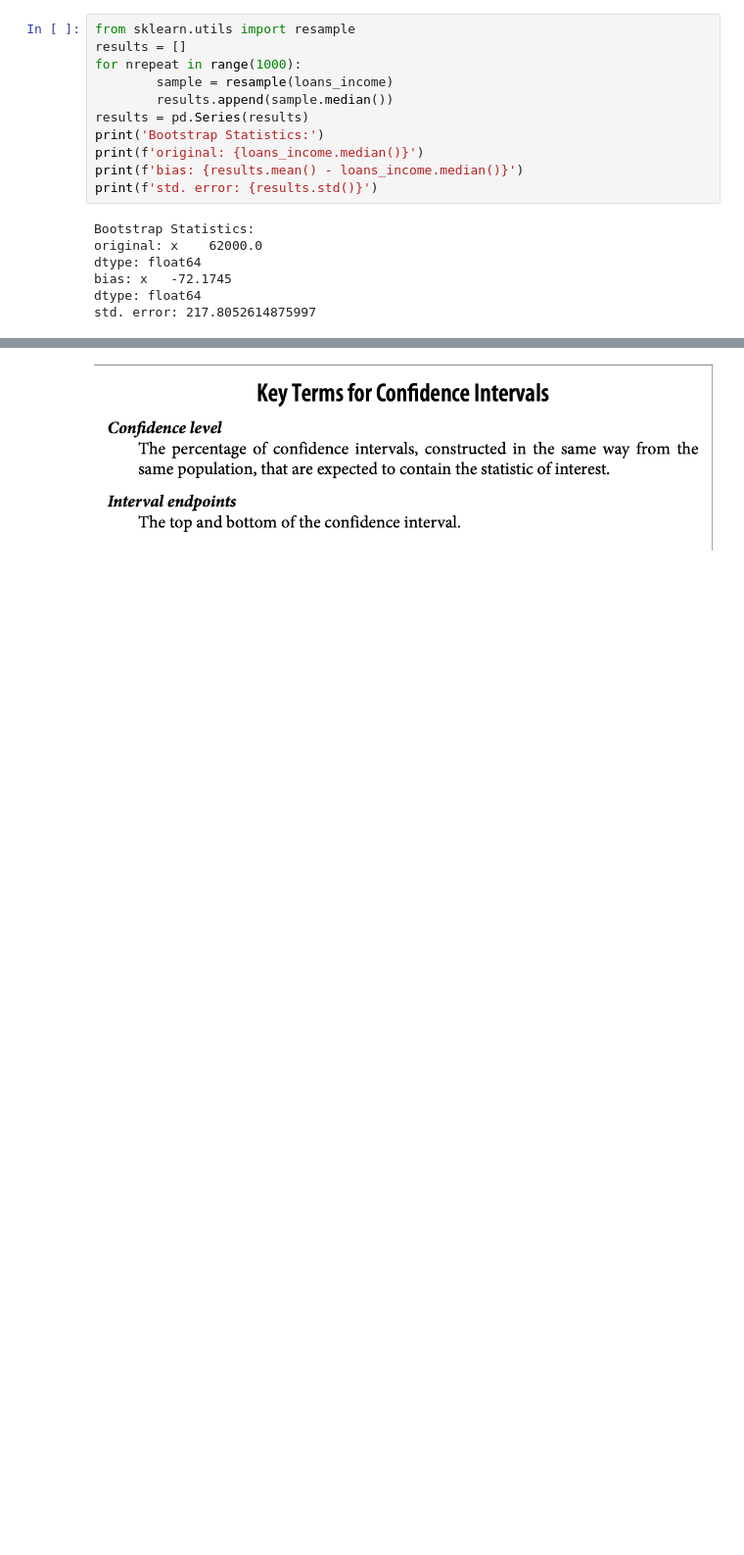
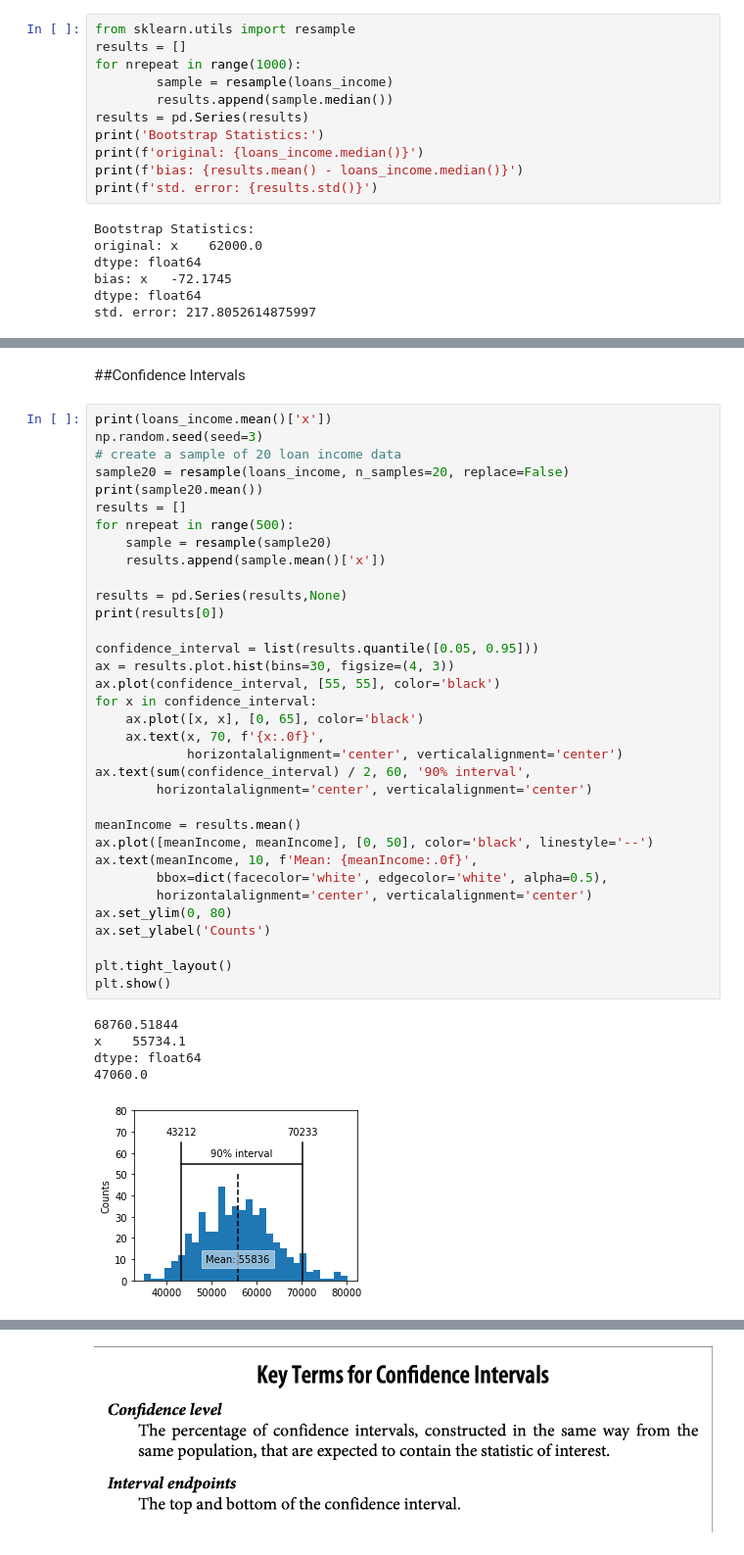
Before and after one commit to pradeepnegi88/practical-statistics, a Jupyter notebook: StatisticsPractical.ipynb, the cells around one changed output, grey strips where cells are left out. Shown at 98% size. Drawn from its saved outputs; the diff is of its cells as text; blank space fills up the shorter version.

```diff
--- a/StatisticsPractical.ipynb
+++ b/StatisticsPractical.ipynb
@@ -308,0 +324,42 @@ std. error: 217.8052614875997
+# %% [markdown]
+##Confidence Intervals
+# %%
+print(loans_income.mean()['x'])
+np.random.seed(seed=3)
+# create a sample of 20 loan income data
+sample20 = resample(loans_income, n_samples=20, replace=False)
+print(sample20.mean())
+results = []
+for nrepeat in range(500):
+    sample = resample(sample20)
+    results.append(sample.mean()['x'])
+
+results = pd.Series(results,None)
+print(results[0])
+
+confidence_interval = list(results.quantile([0.05, 0.95]))
+ax = results.plot.hist(bins=30, figsize=(4, 3))
+ax.plot(confidence_interval, [55, 55], color='black')
+for x in confidence_interval:
+    ax.plot([x, x], [0, 65], color='black')
+    ax.text(x, 70, f'{x:.0f}',
+            horizontalalignment='center', verticalalignment='center')
+ax.text(sum(confidence_interval) / 2, 60, '90% interval',
+        horizontalalignment='center', verticalalignment='center')
+
+meanIncome = results.mean()
+ax.plot([meanIncome, meanIncome], [0, 50], color='black', linestyle='--')
+ax.text(meanIncome, 10, f'Mean: {meanIncome:.0f}',
+        bbox=dict(facecolor='white', edgecolor='white', alpha=0.5),
+        horizontalalignment='center', verticalalignment='center')
+ax.set_ylim(0, 80)
+ax.set_ylabel('Counts')
+
+plt.tight_layout()
+plt.show()
+# %% [output]
+68760.51844
+x    55734.1
+dtype: float64
+47060.0
+[figure, added]
```
Also changed, not shown: parts of 10 cells of this notebook.
